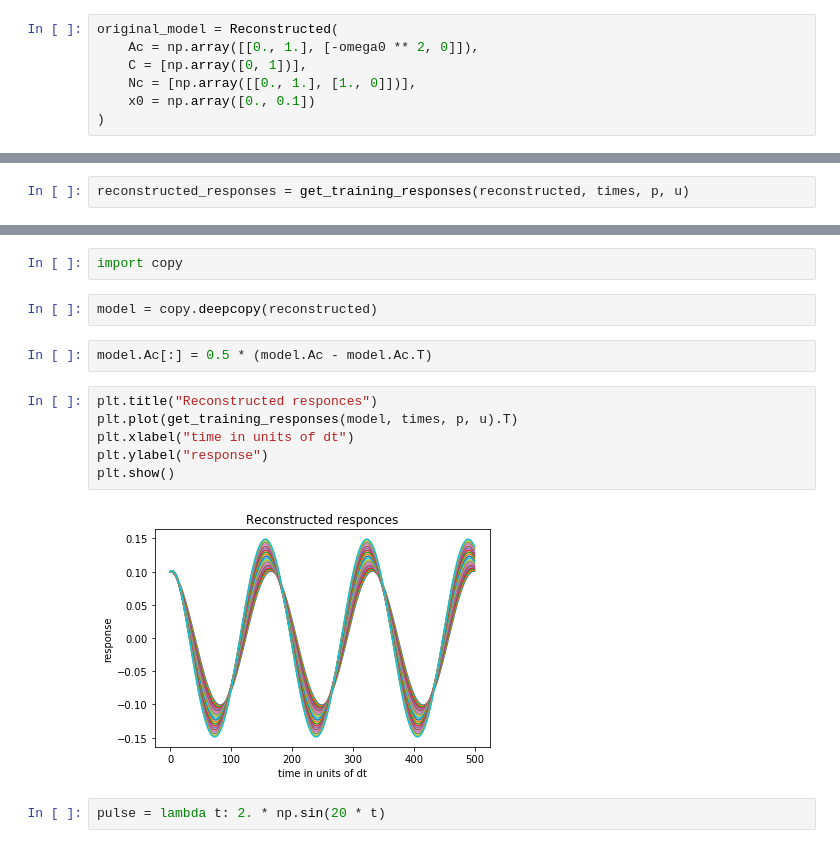
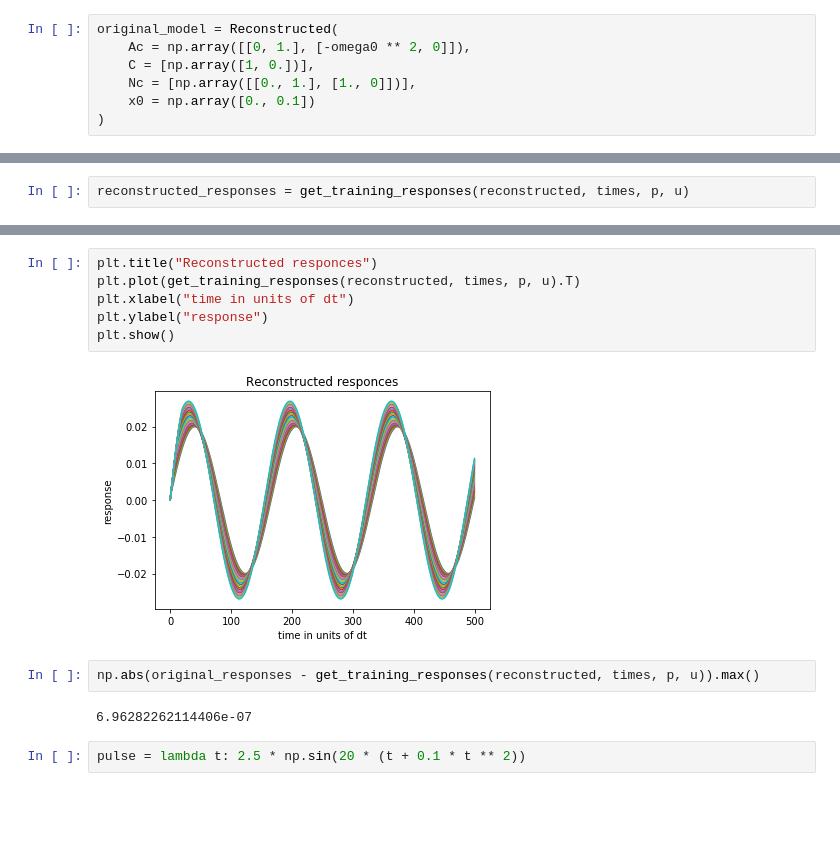
Before and after one commit to dibondar/QSystemIdentification, a Jupyter notebook: demo_bi_sys_oscilations.ipynb, the cells around one changed output, grey strips where cells are left out. Cells and saved outputs as stored; diff of their text form; blank space fills up the shorter version.

```diff
--- a/demo_bi_sys_oscilations.ipynb
+++ b/demo_bi_sys_oscilations.ipynb
@@ -9,8 +9,8 @@ omega0 = 5.
 times = np.linspace(0, 3 * 2. * np.pi / omega0, 500)
 # %%
 original_model = Reconstructed(
-    Ac = np.array([[0., 1.], [-omega0 ** 2, 0]]),
-    C = [np.array([0, 1])],
+    Ac = np.array([[0, 1.], [-omega0 ** 2, 0]]),
+    C = [np.array([1, 0.])],
     Nc = [np.array([[0., 1.], [1., 0]])],
     x0 = np.array([0., 0.1])
 )
@@ -46,17 +46,15 @@ plt.show()
-# %%
-import copy
-# %%
-model = copy.deepcopy(reconstructed)
-# %%
-model.Ac[:] = 0.5 * (model.Ac - model.Ac.T)
 # %%
 plt.title("Reconstructed responces")
-plt.plot(get_training_responses(model, times, p, u).T)
+plt.plot(get_training_responses(reconstructed, times, p, u).T)
 plt.xlabel("time in units of dt")
 plt.ylabel("response")
 plt.show()
 # %% [output]
-[figure, old version]
+[figure, new version]
+# %%
+np.abs(original_responses - get_training_responses(reconstructed, times, p, u)).max()
+# %% [output]
+6.96282262114406e-07
 # %%
-pulse = lambda t: 2. * np.sin(20 * t)
+pulse = lambda t: 2.5 * np.sin(20 * (t + 0.1 * t ** 2))
 # %%
```
Also changed, not shown: parts of 4 cells of this notebook, 3 other files.
